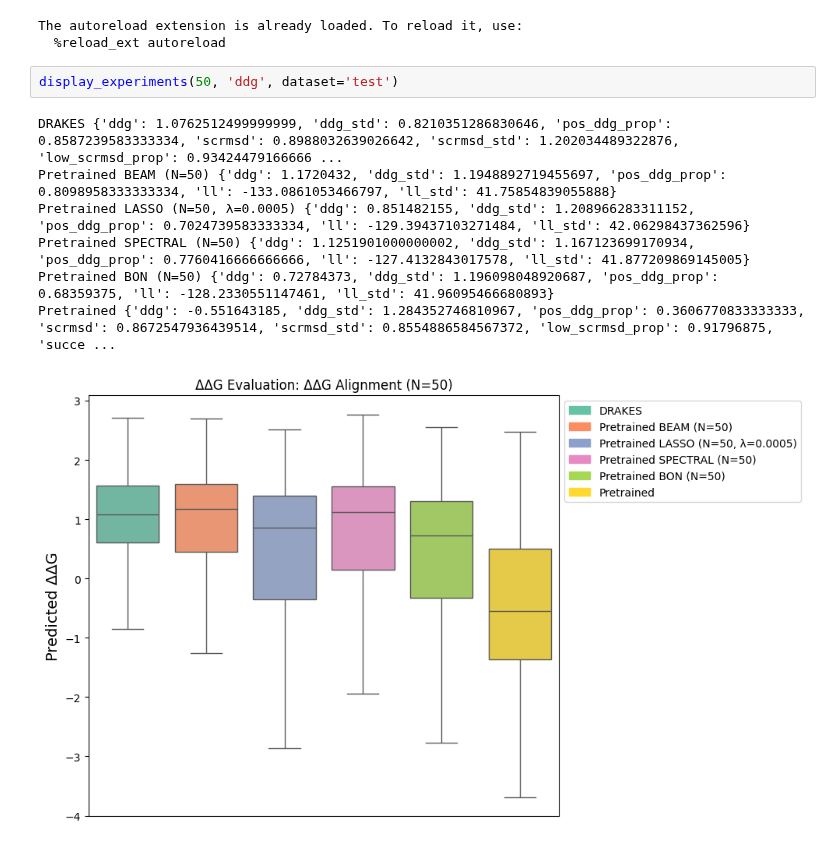
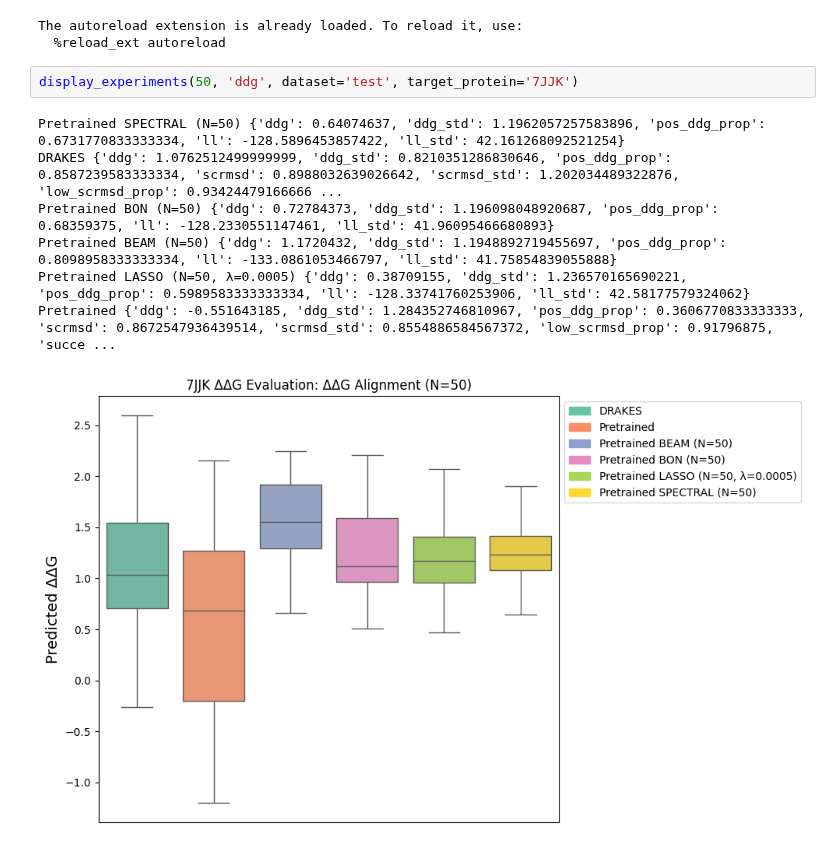
Before and after one commit to shainotshy1/BLISS_Experiments, a Jupyter notebook: DRAKES/analyze_distribution.ipynb, the cells around one changed output. Saved outputs shown, nothing was run; the diff lists cells and outputs as text.

Commit message:
tree figures

```diff
--- a/DRAKES/analyze_distribution.ipynb
+++ b/DRAKES/analyze_distribution.ipynb
@@ -7,12 +7,12 @@ from collect_experiments import display_experiments
 The autoreload extension is already loaded. To reload it, use:
   %reload_ext autoreload
 # %%
-display_experiments(50, 'ddg', dataset='test')
+display_experiments(50, 'ddg', dataset='test', target_protein='7JJK')
 # %% [output]
+Pretrained SPECTRAL (N=50) {'ddg': 0.64074637, 'ddg_std': 1.1962057257583896, 'pos_ddg_prop': 0.6731770833333334, 'll': -128.5896453857422, 'll_std': 42.161268092521254}
 DRAKES {'ddg': 1.0762512499999999, 'ddg_std': 0.8210351286830646, 'pos_ddg_prop': 0.8587239583333334, 'scrmsd': 0.8988032639026642, 'scrmsd_std': 1.202034489322876, 'low_scrmsd_prop': 0.93424479166666 ...
+Pretrained BON (N=50) {'ddg': 0.72784373, 'ddg_std': 1.196098048920687, 'pos_ddg_prop': 0.68359375, 'll': -128.2330551147461, 'll_std': 41.96095466680893}
 Pretrained BEAM (N=50) {'ddg': 1.1720432, 'ddg_std': 1.1948892719455697, 'pos_ddg_prop': 0.8098958333333334, 'll': -133.0861053466797, 'll_std': 41.75854839055888}
-Pretrained LASSO (N=50, λ=0.0005) {'ddg': 0.851482155, 'ddg_std': 1.208966283311152, 'pos_ddg_prop': 0.7024739583333334, 'll': -129.39437103271484, 'll_std': 42.06298437362596}
-Pretrained SPECTRAL (N=50) {'ddg': 1.1251901000000002, 'ddg_std': 1.167123699170934, 'pos_ddg_prop': 0.7760416666666666, 'll': -127.4132843017578, 'll_std': 41.877209869145005}
-Pretrained BON (N=50) {'ddg': 0.72784373, 'ddg_std': 1.196098048920687, 'pos_ddg_prop': 0.68359375, 'll': -128.2330551147461, 'll_std': 41.96095466680893}
+Pretrained LASSO (N=50, λ=0.0005) {'ddg': 0.38709155, 'ddg_std': 1.236570165690221, 'pos_ddg_prop': 0.5989583333333334, 'll': -128.33741760253906, 'll_std': 42.58177579324062}
 Pretrained {'ddg': -0.551643185, 'ddg_std': 1.284352746810967, 'pos_ddg_prop': 0.3606770833333333, 'scrmsd': 0.8672547936439514, 'scrmsd_std': 0.8554886584567372, 'low_scrmsd_prop': 0.91796875, 'succe ...
-[figure, old version]
+[figure, new version]
```
Also changed, not shown: parts of 1 cell of this notebook, 3 other files.
